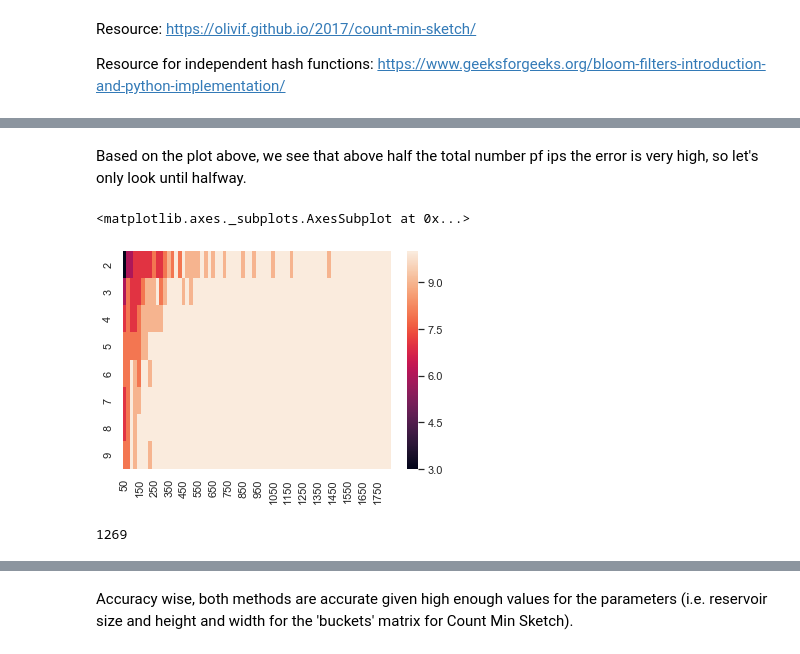
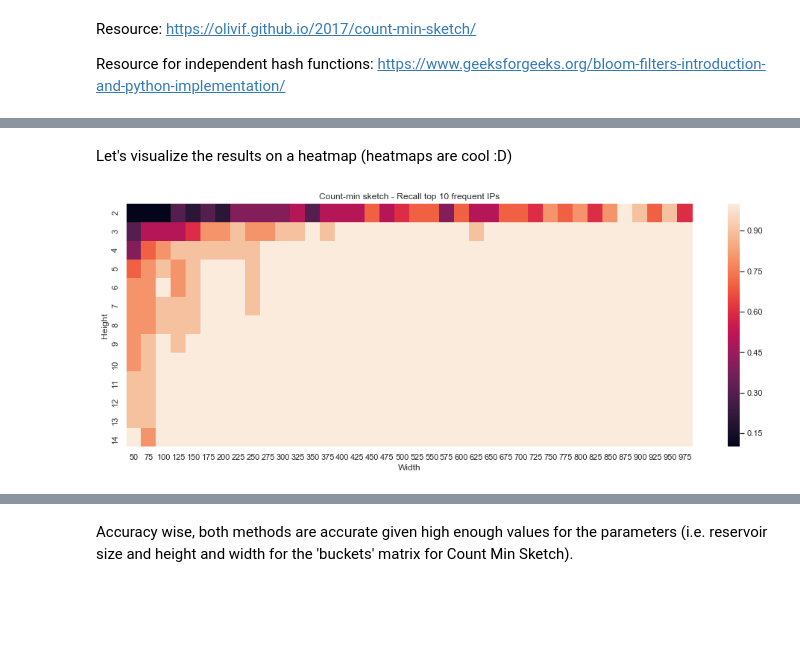
Before and after one commit to benhe119/Cyber-data-analytics_TUDelft, a Jupyter notebook: lab3/notebooks/Sketching_task.ipynb, the cells around one changed output, grey strips where cells are left out. Cells and saved outputs as stored; diff of their text form; code cells hidden in the pictures; blank space fills up the shorter version.

Commit message:
finish and export sampling and sketching tasks

```diff
--- a/lab3/notebooks/Sketching_task.ipynb
+++ b/lab3/notebooks/Sketching_task.ipynb
@@ -94,9 +131,17 @@ def get_frequencies(unique_ips, buckets, height, width):
 # %%
 def compute_count_min_sketch_error(original, sampled_freq, n_of_ips):
+    n_ips_original = original.size
     original = original.value_counts().sort_values(ascending=False)
 
     top_n_to_find = original[:n_of_ips].index
     top_n_found = sampled_freq[:n_of_ips].index
 
+    errors = []
+    for ip in top_n_found:
+        real_freq = original[ip]/n_ips_original
+        estimated_freq = sampled_freq[ip]
+        errors.append(abs(real_freq-estimated_freq))
+    mean_error = np.mean(errors)
+
     retrieved = set.intersection(set(top_n_to_find), set(top_n_found))
-    return len(retrieved)
+    return len(retrieved), mean_error
@@ -103,15 +151,16 @@ def compute_count_min_sketch_error(original, sampled_freq, n_of_ips):
 # %%
-height = np.arange(2, 10, 1)
-width =  np.arange(50, len(other_ips), 25)
+height = np.arange(2, 15, 1)
+width =  np.arange(50, 1000, 25)
 
-results = np.zeros((len(height), len(width)))
+recalls = np.zeros((len(height), len(width)))
+mean_errors = np.zeros((len(height), len(width)))
 
 for i, h in enumerate(height):
     for j, w in enumerate(width):
 
-        #print(f"Height {h} and width {w}")
         unique_ips, buckets = get_count_min_sketch_buckets(other_ips, h, w)
         freq = get_frequencies(unique_ips, buckets, h, w)
-        error = compute_count_min_sketch_error(other_ips, freq, 10)
+        recall, mean_error = compute_count_min_sketch_error(other_ips, freq, 10)
 
-        results[i,j] = error
+        recalls[i,j] = recall
+        mean_errors[i,j] = mean_error
@@ -124,14 +167,13 @@ sns.heatmap(results_df)
-# %% [markdown]
-Based on the plot above, we see that above half the total number pf ips the error is very high, so let's only look until halfway.
-# %%
-results_df_half = results_df[results_df.columns[:int(len(results_df.columns)/2)]]
-results_df_half.head()
-
-sns.heatmap(results_df_half)
-# %% [output]
-<matplotlib.axes._subplots.AxesSubplot at 0x...>
-[figure, removed]
-# %%
-len(unique_ips)
-# %% [output]
-1269
+# %% [markdown]
+Let's visualize the results on a heatmap (heatmaps are cool :D)
+# %%
+results_df =pd.DataFrame(recalls/10, index = height, columns=width)
+
+plt.figure(figsize=(17, 6))
+plt.title("Count-min sketch - Recall top 10 frequent IPs")
+sns.heatmap(results_df)
+plt.ylabel("Height")
+plt.xlabel("Width")
+plt.show()
+# %% [output]
+[figure, added]
```
Also changed, not shown: parts of 27 cells of this notebook, 1 other file.
